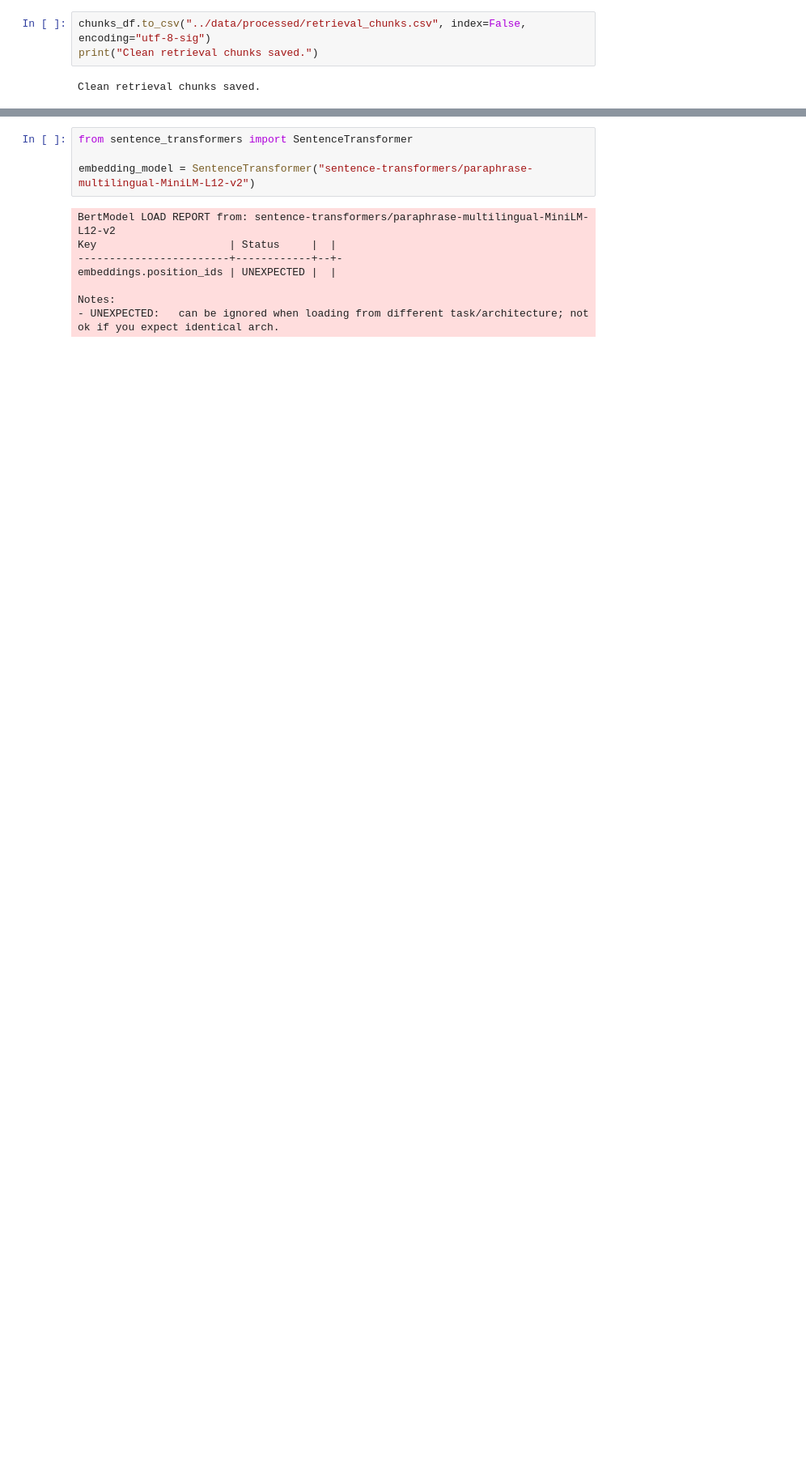
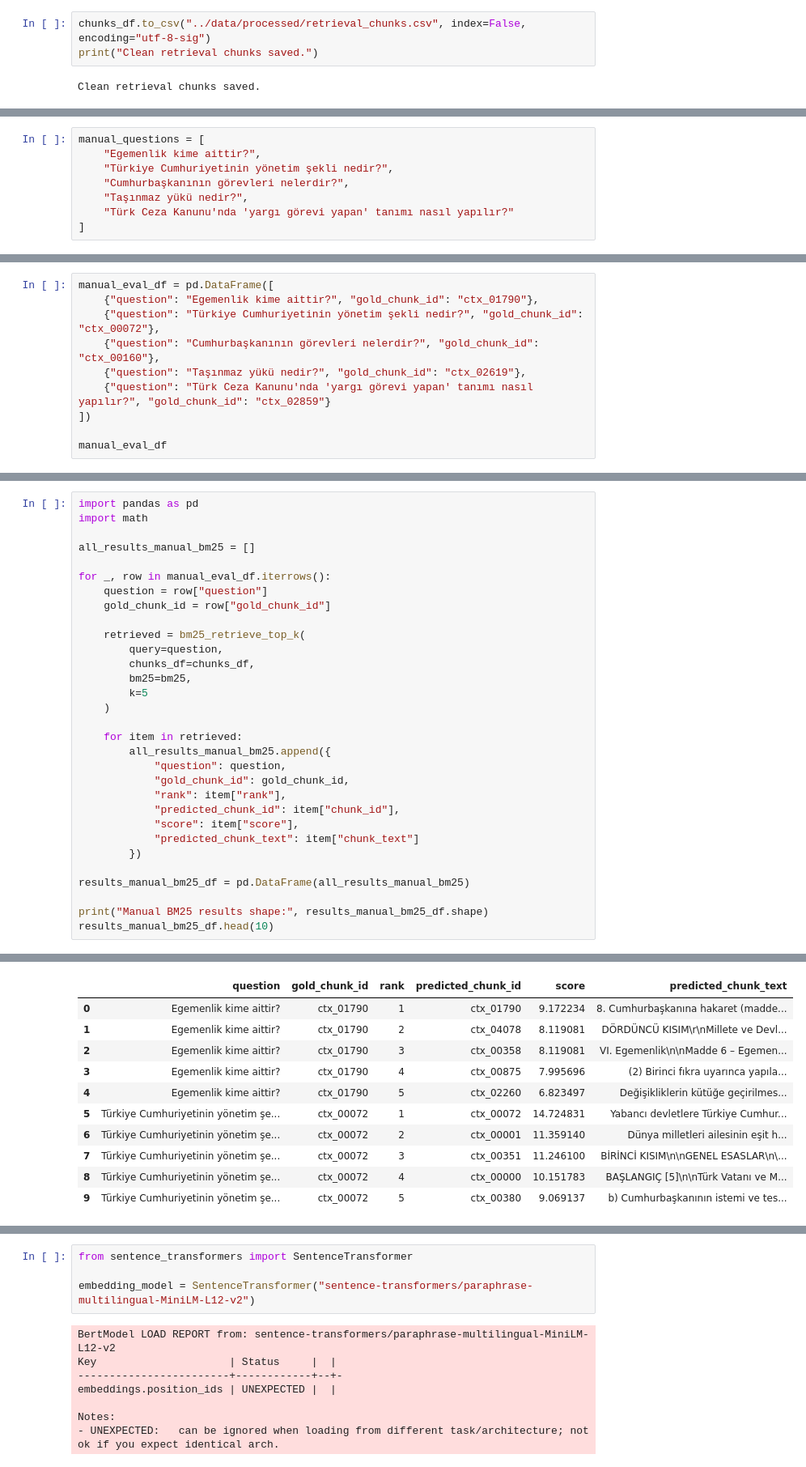
Before and after one commit to Kutay11019/turkish-legal-rag, a Jupyter notebook: notebooks/01_dataset_exploration.ipynb, the cells around one changed output, grey strips where cells are left out. Shown at 81% size. Cells and saved outputs as stored; diff of their text form; blank space fills up the shorter version.

```diff
--- a/notebooks/01_dataset_exploration.ipynb
+++ b/notebooks/01_dataset_exploration.ipynb
@@ -710,0 +2138,8 @@ Loaded chunks: (4460, 1)
+# %%
+manual_questions = [
+    "Egemenlik kime aittir?",
+    "Türkiye Cumhuriyetinin yönetim şekli nedir?",
+    "Cumhurbaşkanının görevleri nelerdir?",
+    "Taşınmaz yükü nedir?",
+    "Türk Ceza Kanunu'nda 'yargı görevi yapan' tanımı nasıl yapılır?"
+]
@@ -710,0 +2175,10 @@ Loaded chunks: (4460, 1)
+# %%
+manual_eval_df = pd.DataFrame([
+    {"question": "Egemenlik kime aittir?", "gold_chunk_id": "ctx_01790"},
+    {"question": "Türkiye Cumhuriyetinin yönetim şekli nedir?", "gold_chunk_id": "ctx_00072"},
+    {"question": "Cumhurbaşkanının görevleri nelerdir?", "gold_chunk_id": "ctx_00160"},
+    {"question": "Taşınmaz yükü nedir?", "gold_chunk_id": "ctx_02619"},
+    {"question": "Türk Ceza Kanunu'nda 'yargı görevi yapan' tanımı nasıl yapılır?", "gold_chunk_id": "ctx_02859"}
+])
+
+manual_eval_df
@@ -710,0 +2212,32 @@ Loaded chunks: (4460, 1)
+# %%
+import pandas as pd
+import math
+
+all_results_manual_bm25 = []
+
+for _, row in manual_eval_df.iterrows():
+    question = row["question"]
+    gold_chunk_id = row["gold_chunk_id"]
+
+    retrieved = bm25_retrieve_top_k(
+        query=question,
+        chunks_df=chunks_df,
+        bm25=bm25,
+        k=5
+    )
+
+    for item in retrieved:
+        all_results_manual_bm25.append({
+            "question": question,
+            "gold_chunk_id": gold_chunk_id,
+            "rank": item["rank"],
+            "predicted_chunk_id": item["chunk_id"],
+            "score": item["score"],
+            "predicted_chunk_text": item["chunk_text"]
+        })
+
+results_manual_bm25_df = pd.DataFrame(all_results_manual_bm25)
+
+print("Manual BM25 results shape:", results_manual_bm25_df.shape)
+results_manual_bm25_df.head(10)
+# %% [output]
@@ -710,0 +2245,11 @@ Loaded chunks: (4460, 1)
+|  | question | gold_chunk_id | rank | predicted_chunk_id | score | predicted_chunk_text |
+| 0 | Egemenlik kime aittir? | ctx_01790 | 1 | ctx_01790 | 9.172234 | 8. Cumhurbaşkanına hakaret (madde... |
+| 1 | Egemenlik kime aittir? | ctx_01790 | 2 | ctx_04078 | 8.119081 | DÖRDÜNCÜ KISIM\r\nMillete ve Devl... |
+| 2 | Egemenlik kime aittir? | ctx_01790 | 3 | ctx_00358 | 8.119081 | VI. Egemenlik\n\nMadde 6 – Egemen... |
+| 3 | Egemenlik kime aittir? | ctx_01790 | 4 | ctx_00875 | 7.995696 | (2) Birinci fıkra uyarınca yapıla... |
+| 4 | Egemenlik kime aittir? | ctx_01790 | 5 | ctx_02260 | 6.823497 | Değişikliklerin kütüğe geçirilmes... |
+| 5 | Türkiye Cumhuriyetinin yönetim şe... | ctx_00072 | 1 | ctx_00072 | 14.724831 | Yabancı devletlere Türkiye Cumhur... |
+| 6 | Türkiye Cumhuriyetinin yönetim şe... | ctx_00072 | 2 | ctx_00001 | 11.359140 | Dünya milletleri ailesinin eşit h... |
+| 7 | Türkiye Cumhuriyetinin yönetim şe... | ctx_00072 | 3 | ctx_00351 | 11.246100 | BİRİNCİ KISIM\n\nGENEL ESASLAR\n\... |
+| 8 | Türkiye Cumhuriyetinin yönetim şe... | ctx_00072 | 4 | ctx_00000 | 10.151783 | BAŞLANGIÇ [5]\n\nTürk Vatanı ve M... |
+| 9 | Türkiye Cumhuriyetinin yönetim şe... | ctx_00072 | 5 | ctx_00380 | 9.069137 | b) Cumhurbaşkanının istemi ve tes... |
```
Also changed, not shown: parts of 79 cells of this notebook.
